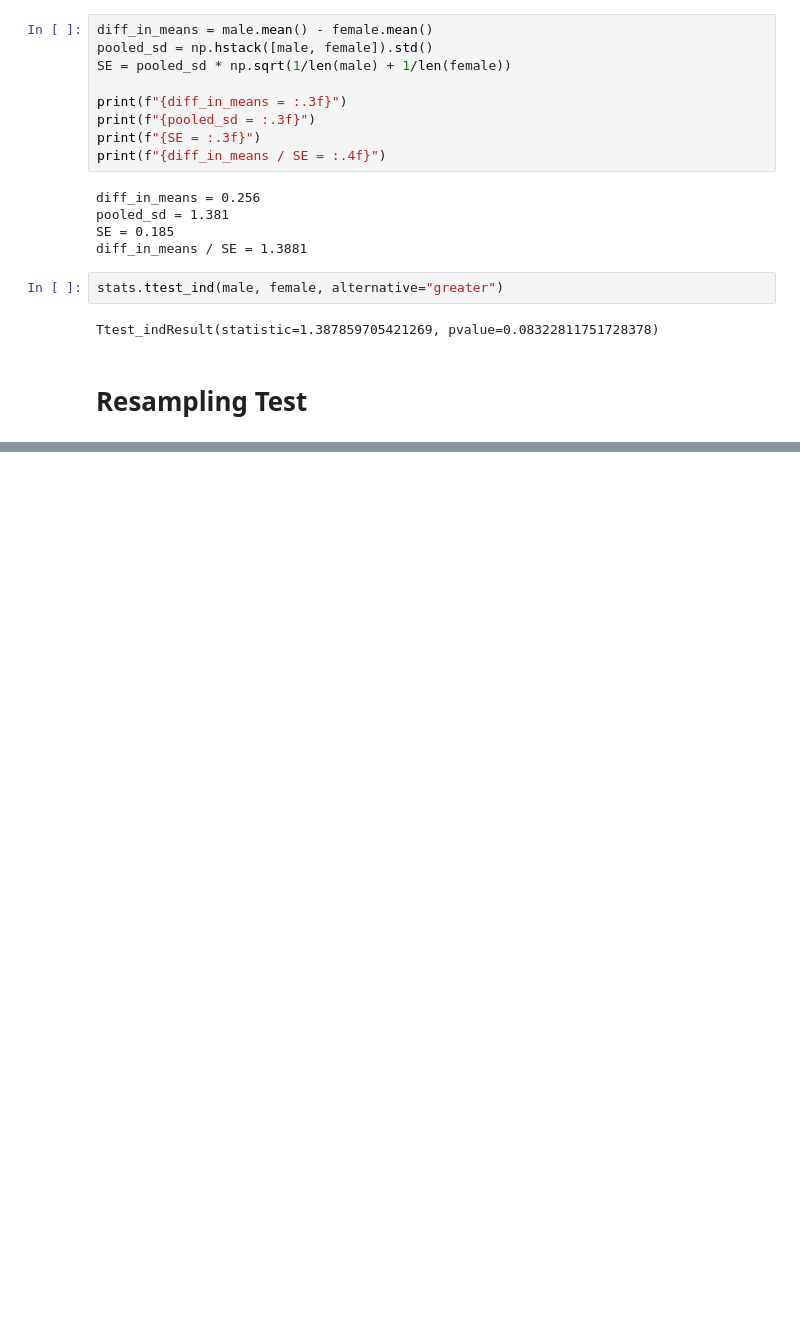
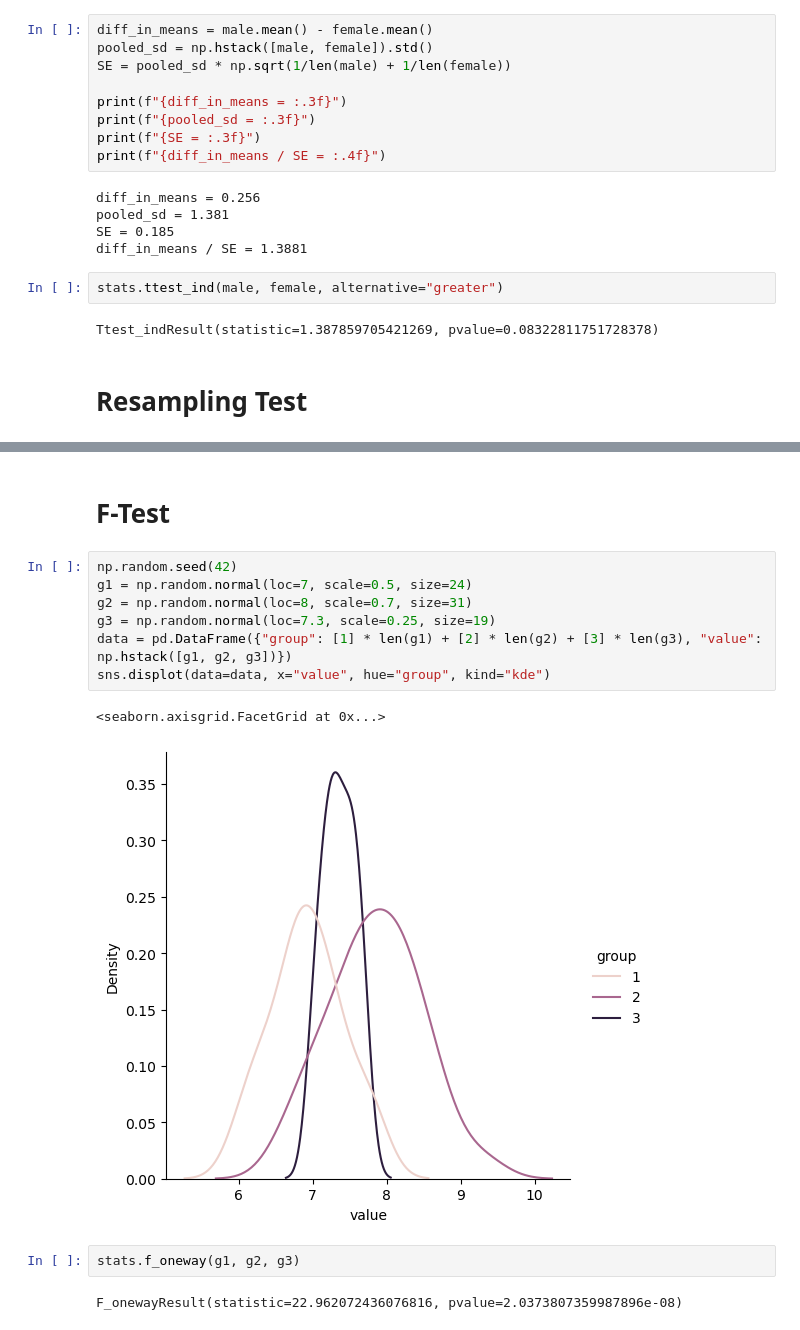
Before and after one commit to moritzwilksch/PythonPlayground, a Jupyter notebook: Statistics/resampling_test.ipynb, the cells around one changed output, grey strips where cells are left out. Drawn from its saved outputs; the diff is of its cells as text; blank space fills up the shorter version.

Commit message:
f-test

```diff
--- a/Statistics/resampling_test.ipynb
+++ b/Statistics/resampling_test.ipynb
@@ -66,0 +147,16 @@ sns.kdeplot(diffs)
+# %% [markdown]
+# F-Test
+# %%
+np.random.seed(42)
+g1 = np.random.normal(loc=7, scale=0.5, size=24)
+g2 = np.random.normal(loc=8, scale=0.7, size=31)
+g3 = np.random.normal(loc=7.3, scale=0.25, size=19)
+data = pd.DataFrame({"group": [1] * len(g1) + [2] * len(g2) + [3] * len(g3), "value": np.hstack([g1, g2, g3])})
+sns.displot(data=data, x="value", hue="group", kind="kde")
+# %% [output]
+<seaborn.axisgrid.FacetGrid at 0x...>
+[figure, added]
+# %%
+stats.f_oneway(g1, g2, g3)
+# %% [output]
+F_onewayResult(statistic=22.962072436076816, pvalue=2.0373807359987896e-08)
```
Also changed, not shown: parts of 14 cells of this notebook.
